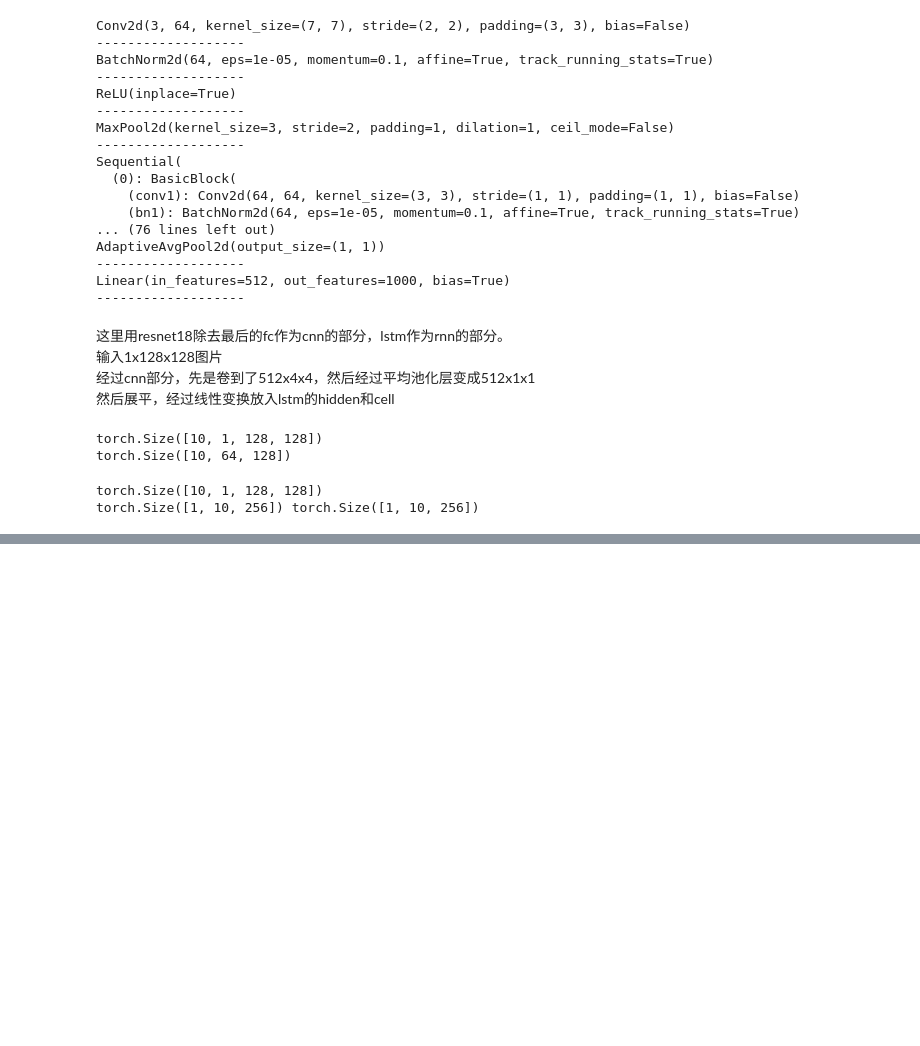
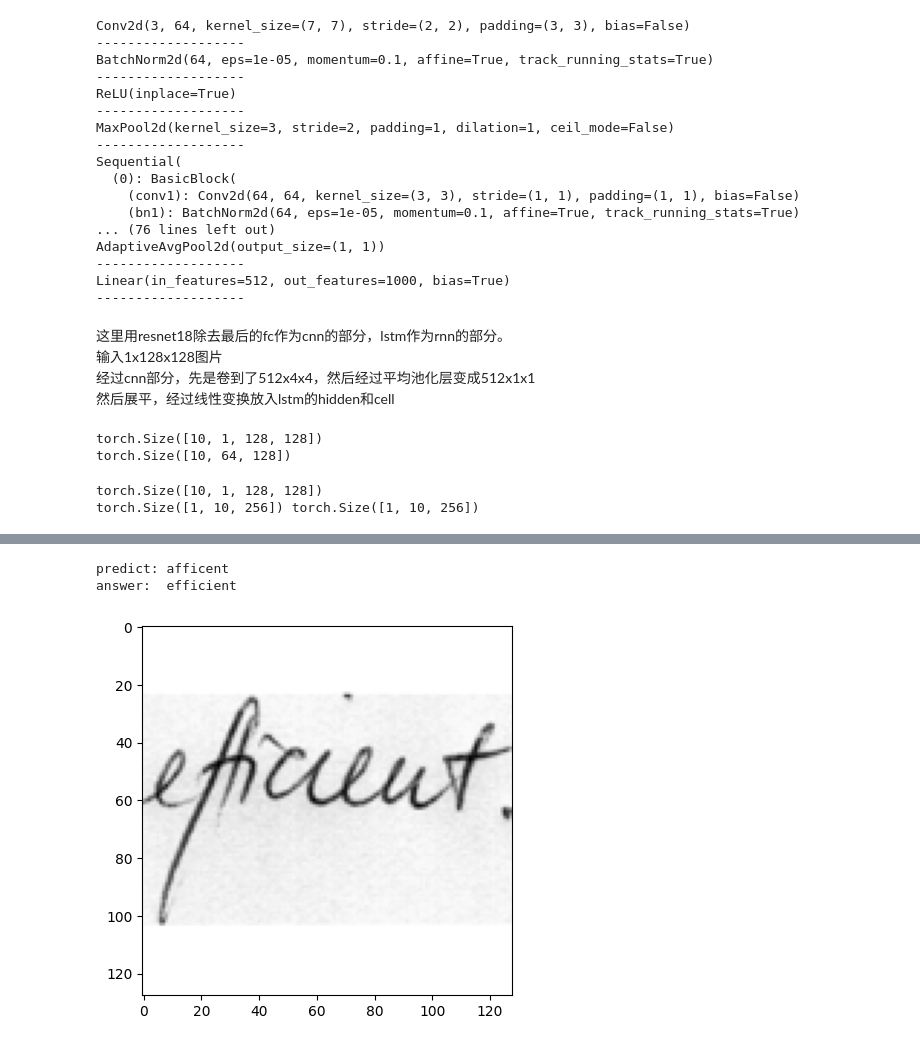
Before and after one commit to Ken-2511/HandwritingRecognition, a Jupyter notebook: Train/CRNN.ipynb, the cells around one changed output, grey strips where cells are left out. Saved outputs shown, nothing was run; the diff lists cells and outputs as text; code cells hidden in the pictures; blank space fills up the shorter version.

Commit message:
train model

```diff
--- a/Train/CRNN.ipynb
+++ b/Train/CRNN.ipynb
@@ -99,7 +104,7 @@ class CRNN(nn.Module):
 # 测试CRNN进行预测时的形状是否符合要求
 
 crnn = CRNN()
-for i, (img, label) in enumerate(dataloader):
+for step, (img, label) in enumerate(dataloader):
     img, label = img.to(crnn.device), label.to(crnn.device)
     print(img.shape)
     output = crnn(img)
@@ -112,11 +117,11 @@ torch.Size([10, 64, 128])
 # 测试CRNN进行训练时的形状是否符合要求
 
 crnn = CRNN()
-for i, (img, label) in enumerate(dataloader):
+for step, (img, label) in enumerate(dataloader):
     img, label = img.to(crnn.device), label.to(crnn.device)
     print(img.shape)
-    h0, c0 = crnn.init_state(img)
-    print(h0.shape, c0.shape)
+    h_n, c_n = crnn.init_state(img)
+    print(h_n.shape, c_n.shape)
     break
 # %% [output]
 torch.Size([10, 1, 128, 128])
@@ -175,0 +230,40 @@ Model saved as crnn_256_512_0.001_64_10_IAM.pth
+# %%
+# load model
+model = CRNN()
+model_name = get_model_name(256, 512, 0.001, 64, 84, "IAM")
+model_path = "/root/autodl-tmp/APS360_Project/Machine_Learning_Output/CRNN/"
+model.load_state_dict(torch.load(model_path + model_name))
+model.to("cuda:0")
+model.eval()
+
+def show_img(img):
+    img = img.squeeze().cpu().numpy()
+    plt.imshow(img, cmap="gray")
+    plt.show()
+
+def get_word(output):
+    output = output.cpu().detach().numpy()
+    word = ""
+    for i in range(1, 64):
+        o = np.argmax(output[i])
+        if o == 3:
+            break
+        c = chr(o)
+        word += c
+    return word
+
+# test
+dataset = RecDataset("IAM", "val")
+dataloader = DataLoader(dataset, batch_size=10, shuffle=True, num_workers=4)
+# %%
+for step, (img, label) in enumerate(dataloader):
+    img, label = img.to("cuda:0"), label.to("cuda:0")
+    output = model(img)
+    print("predict:", get_word(output[0]))
+    print("answer: ", get_word(label[0]))
+    show_img(img[0])
+    break
+# %% [output]
+predict: afficent
+answer:  efficient
+[figure, added]
```
Also changed, not shown: parts of 3 cells of this notebook.
